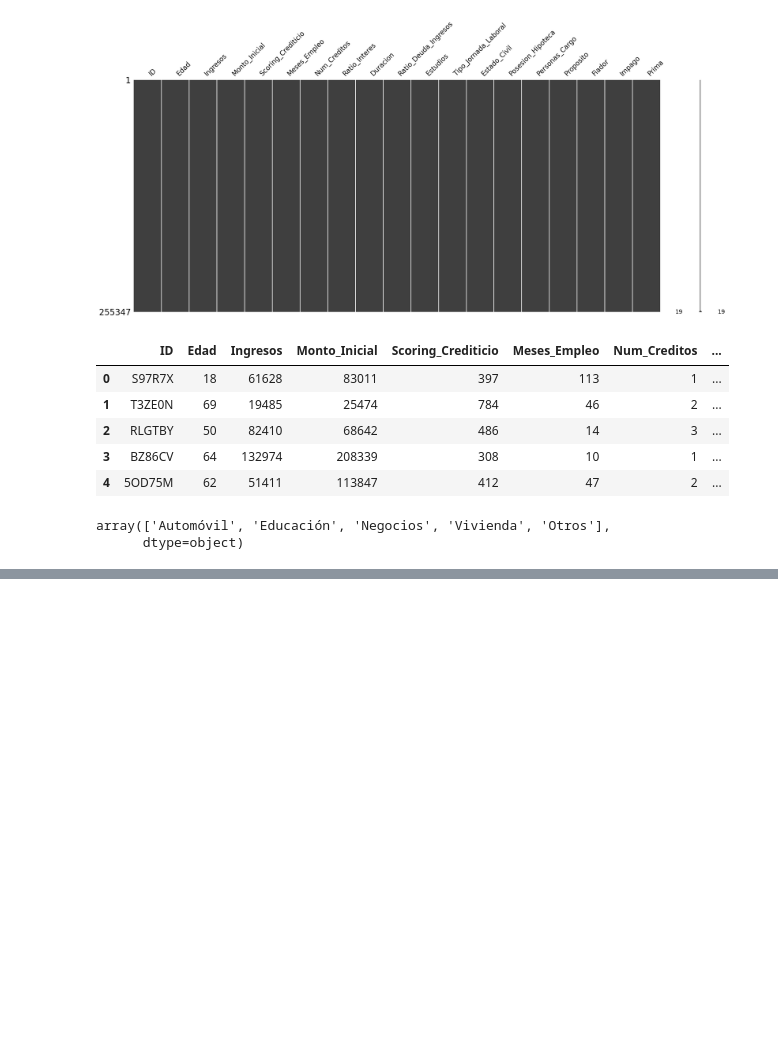
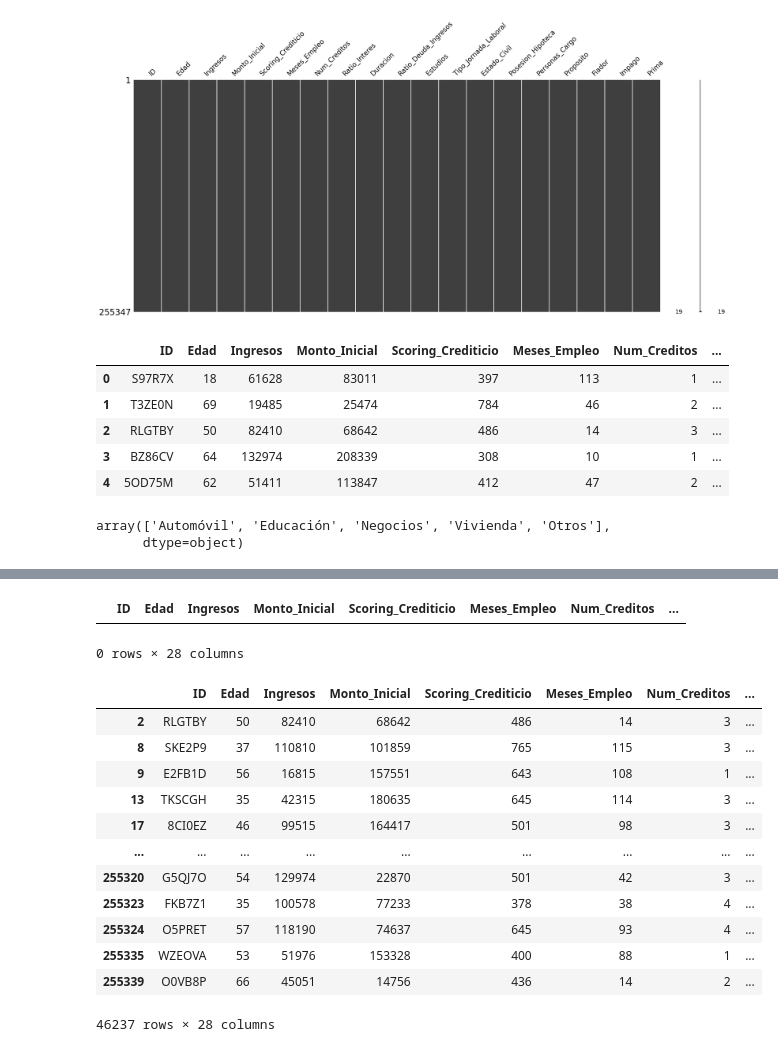
Before and after one commit to danielsoponaru/25-26_R07_NARANJA, a Jupyter notebook: 01-Ingesta_Limpieza.ipynb, the cells around one changed output, grey strips where cells are left out. Saved outputs shown, nothing was run; the diff lists cells and outputs as text; code cells hidden in the pictures; blank space fills up the shorter version.

```diff
--- a/01-Ingesta_Limpieza.ipynb
+++ b/01-Ingesta_Limpieza.ipynb
@@ -81,0 +174,23 @@ NameError: name 'df_auto' is not defined
+# %%
+anomalia_meses_empleo = df_limpio[(df_limpio['Meses_Empleo']==0) & (df_limpio["Fiador"]==0)].copy()
+display(anomalia_meses_empleo)
+
+df_limpio=df_limpio.drop(anomalia_meses_empleo.index)
+
+df_limpio
+# %% [output]
+|  | ID | Edad | Ingresos | Monto_Inicial | Scoring_Crediticio | Meses_Empleo | Num_Creditos | ... |
+0 rows × 28 columns
+|  | ID | Edad | Ingresos | Monto_Inicial | Scoring_Crediticio | Meses_Empleo | Num_Creditos | ... |
+| 2 | RLGTBY | 50 | 82410 | 68642 | 486 | 14 | 3 | ... |
+| 8 | SKE2P9 | 37 | 110810 | 101859 | 765 | 115 | 3 | ... |
+| 9 | E2FB1D | 56 | 16815 | 157551 | 643 | 108 | 1 | ... |
+| 13 | TKSCGH | 35 | 42315 | 180635 | 645 | 114 | 3 | ... |
+| 17 | 8CI0EZ | 46 | 99515 | 164417 | 501 | 98 | 3 | ... |
+| ... | ... | ... | ... | ... | ... | ... | ... | ... |
+| 255320 | G5QJ7O | 54 | 129974 | 22870 | 501 | 42 | 3 | ... |
+| 255323 | FKB7Z1 | 35 | 100578 | 77233 | 378 | 38 | 4 | ... |
+| 255324 | O5PRET | 57 | 118190 | 74637 | 645 | 93 | 4 | ... |
+| 255335 | WZEOVA | 53 | 51976 | 153328 | 400 | 88 | 1 | ... |
+| 255339 | O0VB8P | 66 | 45051 | 14756 | 436 | 14 | 2 | ... |
+46237 rows × 28 columns
```
Also changed, not shown: parts of 8 cells of this notebook, 1 other file.
